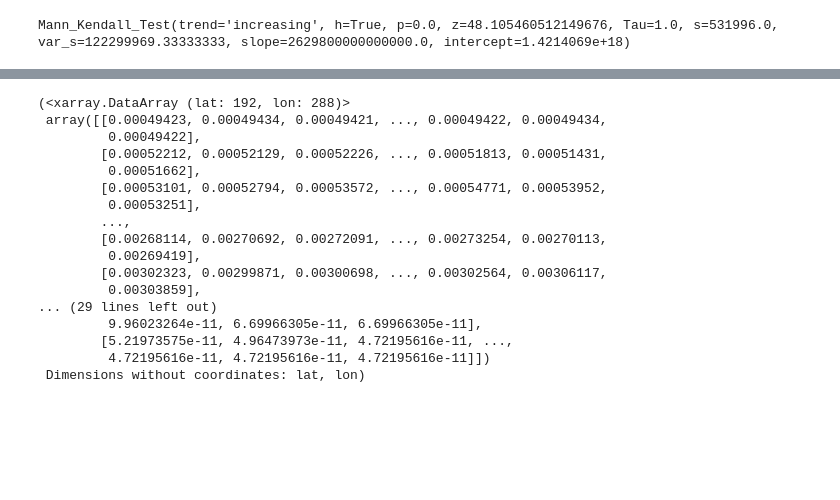
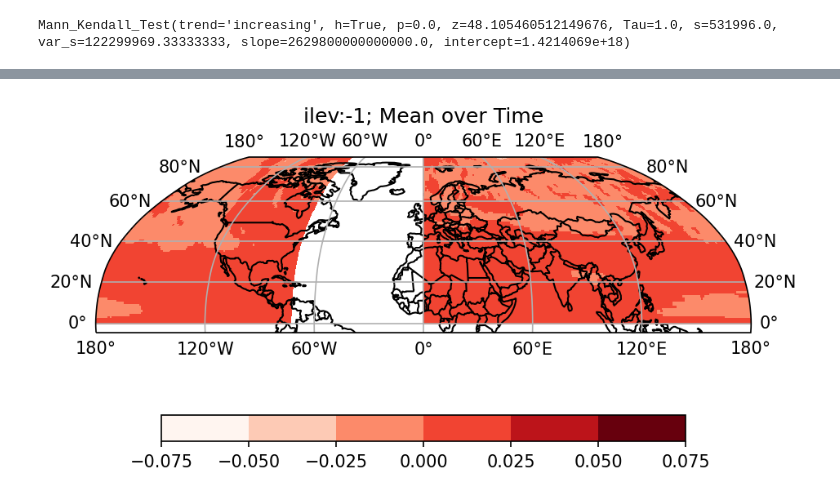
Before and after one commit to eScience-course/Tjaernoe2022-group7, a Jupyter notebook: ingrblu/ingrid_notebook.ipynb, the cells around one changed output, grey strips where cells are left out. Cells and saved outputs as stored; diff of their text form; code cells hidden in the pictures; blank space fills up the shorter version.

```diff
--- a/ingrblu/ingrid_notebook.ipynb
+++ b/ingrblu/ingrid_notebook.ipynb
@@ -440,18 +427,0 @@ NorESM_yearly['pr'].shape[0:]
-# %%
-def trend(ds, variable, season):
-    # create a dataset with the trend, intercept and p-value for each grid point
-    trend = xr.DataArray(np.zeros(ds[variable].shape[1:]), dims=['lat', 'lon'])
-    intercept = xr.DataArray(np.zeros(ds[variable].shape[1:]), dims=['lat', 'lon'])
-    p_val = xr.DataArray(np.zeros(ds[variable].shape[1:]), dims=['lat', 'lon'])
-    for ilat in range(ds[variable].shape[1]):
-        for ilon in range(ds[variable].shape[2]):
-            ts = ds[variable][:, ilat, ilon]
-            results = mk.original_test(ts)
-            trend[ilat, ilon] = results[7]
-            intercept[ilat, ilon] = results[8]
-            p_val[ilat, ilon] = results[2]
-    # trend intercept and p-value are stored in the same dataset
-    ds_trend = xr.Dataset({'trend': trend, 'intercept': intercept, 'p_val': p_val})
-    return trend, intercept, p_val
-
-pr_trend_NorESM_yearly = trend(NorESM_yearly, 'pr', 'JJA')
@@ -458,20 +462,2 @@ pr_trend_NorESM_yearly = trend(NorESM_yearly, 'pr', 'JJA')
 # %%
-pr_trend_NorESM_yearly
+pr_trend_NorESM_yearly = pr_NorESM_yearly[0]
-# %% [output]
-(<xarray.DataArray (lat: 192, lon: 288)>
- array([[0.00049423, 0.00049434, 0.00049421, ..., 0.00049422, 0.00049434,
-         0.00049422],
-        [0.00052212, 0.00052129, 0.00052226, ..., 0.00051813, 0.00051431,
-         0.00051662],
-        [0.00053101, 0.00052794, 0.00053572, ..., 0.00054771, 0.00053952,
-         0.00053251],
-        ...,
-        [0.00268114, 0.00270692, 0.00272091, ..., 0.00273254, 0.00270113,
-         0.00269419],
-        [0.00302323, 0.00299871, 0.00300698, ..., 0.00302564, 0.00306117,
-         0.00303859],
-... (29 lines left out)
-         9.96023264e-11, 6.69966305e-11, 6.69966305e-11],
-        [5.21973575e-11, 4.96473973e-11, 4.72195616e-11, ...,
-         4.72195616e-11, 4.72195616e-11, 4.72195616e-11]])
- Dimensions without coordinates: lat, lon)
@@ -477,0 +466,28 @@ pr_trend_NorESM_yearly
+# %%
+f,ax = plt.subplots(1,1,dpi=150,subplot_kw={'projection':ccrs.Robinson()})
+
+
+pr_trend_NorESM_yearly.plot.pcolormesh(
+    cmap = plt.get_cmap('Reds'),
+    ax=ax,
+    #norm = LogNorm(),
+    cbar_kwargs={
+        #'label':'Wind Speed [m/s]',
+        'orientation':'horizontal',
+        'shrink':.8
+    },
+    transform=ccrs.PlateCarree(),
+    #x='lon',y='lat',
+    levels = 6
+)
+ax.set_title('ilev:-1; Mean over Time')
+ax.coastlines()
+
+gl = ax.gridlines(draw_labels=True)
+#gl.xlabels_top = False
+#gl.ylabels_right = False
+#gl.top_labels(False)
+ax.add_feature(cy.feature.BORDERS);
+f.tight_layout()
+# %% [output]
+[figure, added]
```
Also changed, not shown: parts of 19 cells of this notebook, 1 other file.
